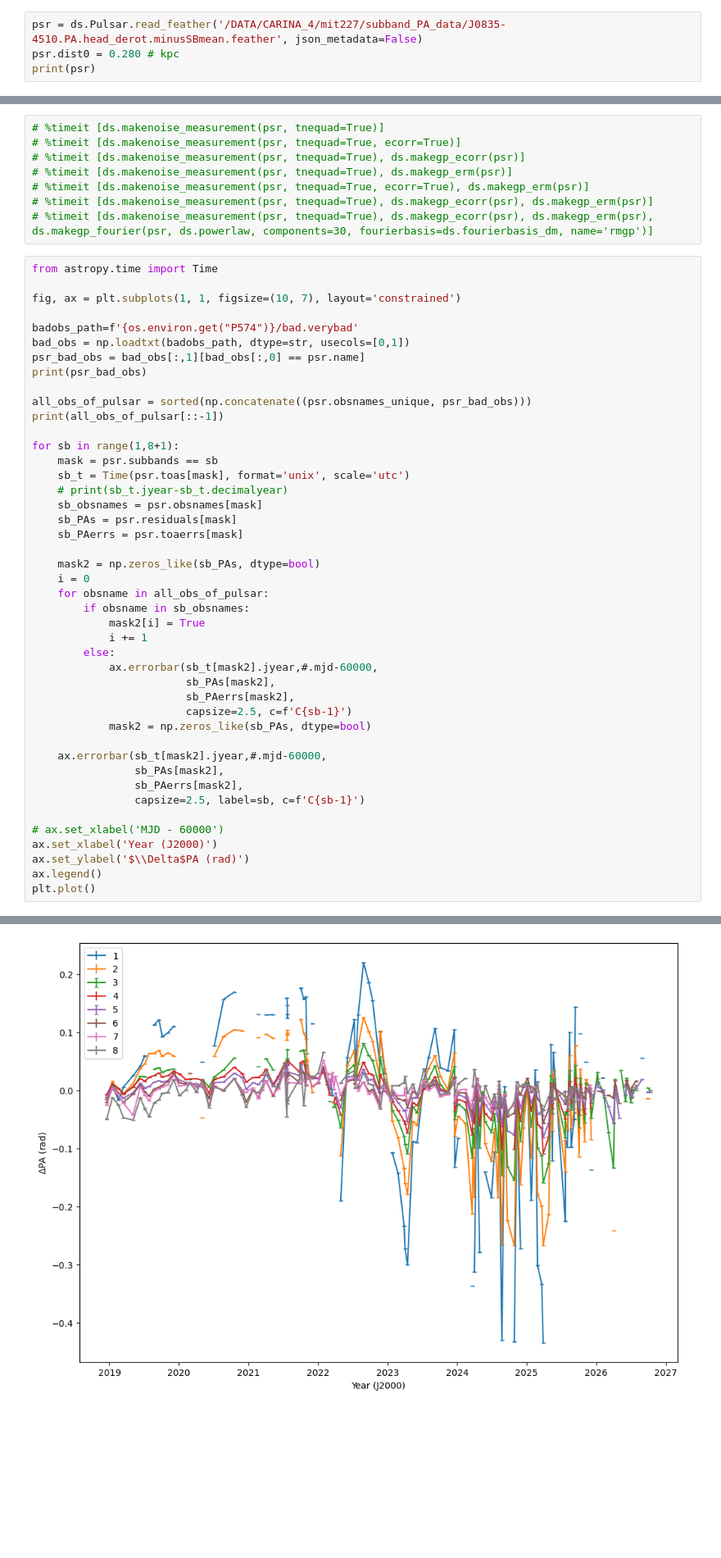
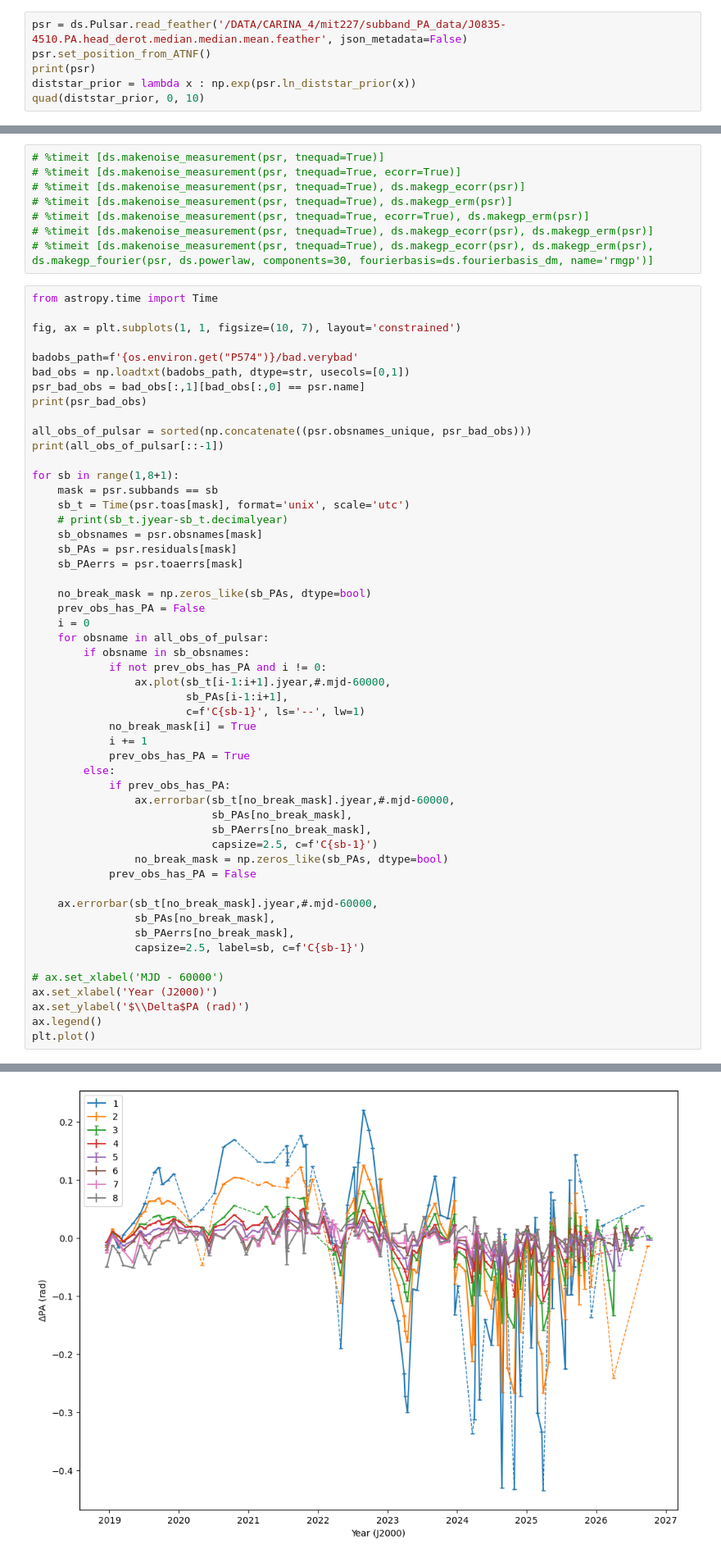
Before and after one commit to JacksonJMB/discovery-ppa, a Jupyter notebook: examples/ppa_J0835-4510.ipynb, the cells around one changed output, grey strips where cells are left out. Shown at 82% size. Cells and saved outputs as stored; diff of their text form; blank space fills up the shorter version.

```diff
--- a/examples/ppa_J0835-4510.ipynb
+++ b/examples/ppa_J0835-4510.ipynb
@@ -57,7 +58,9 @@ from discovery.params import Params, make_layout
 import numpyro
 from numpyro import infer, distributions as dist
 # %%
-psr = ds.Pulsar.read_feather('/DATA/CARINA_4/mit227/subband_PA_data/J0835-4510.PA.head_derot.minusSBmean.feather', json_metadata=False)
-psr.dist0 = 0.280 # kpc
+psr = ds.Pulsar.read_feather('/DATA/CARINA_4/mit227/subband_PA_data/J0835-4510.PA.head_derot.median.median.mean.feather', json_metadata=False)
+psr.set_position_from_ATNF()
 print(psr)
+diststar_prior = lambda x : np.exp(psr.ln_diststar_prior(x))
+quad(diststar_prior, 0, 10)
 # %% [output]
@@ -324,41 +328,49 @@ psr_bad_obs = bad_obs[:,1][bad_obs[:,0] == psr.name]
 print(psr_bad_obs)
 
 all_obs_of_pulsar = sorted(np.concatenate((psr.obsnames_unique, psr_bad_obs)))
 print(all_obs_of_pulsar[::-1])
 
 for sb in range(1,8+1):
     mask = psr.subbands == sb
     sb_t = Time(psr.toas[mask], format='unix', scale='utc')
     # print(sb_t.jyear-sb_t.decimalyear)
     sb_obsnames = psr.obsnames[mask]
     sb_PAs = psr.residuals[mask]
     sb_PAerrs = psr.toaerrs[mask]
 
-    mask2 = np.zeros_like(sb_PAs, dtype=bool)
+    no_break_mask = np.zeros_like(sb_PAs, dtype=bool)
+    prev_obs_has_PA = False
     i = 0
     for obsname in all_obs_of_pulsar:
         if obsname in sb_obsnames:
-            mask2[i] = True
+            if not prev_obs_has_PA and i != 0:
+                ax.plot(sb_t[i-1:i+1].jyear,#.mjd-60000,
+                        sb_PAs[i-1:i+1],
+                        c=f'C{sb-1}', ls='--', lw=1)
+            no_break_mask[i] = True
             i += 1
+            prev_obs_has_PA = True
         else:
-            ax.errorbar(sb_t[mask2].jyear,#.mjd-60000,
-                        sb_PAs[mask2],
-                        sb_PAerrs[mask2],
-                        capsize=2.5, c=f'C{sb-1}')
-            mask2 = np.zeros_like(sb_PAs, dtype=bool)
+            if prev_obs_has_PA:
+                ax.errorbar(sb_t[no_break_mask].jyear,#.mjd-60000,
+                            sb_PAs[no_break_mask],
+                            sb_PAerrs[no_break_mask],
+                            capsize=2.5, c=f'C{sb-1}')
+                no_break_mask = np.zeros_like(sb_PAs, dtype=bool)
+            prev_obs_has_PA = False
 
-    ax.errorbar(sb_t[mask2].jyear,#.mjd-60000,
-                sb_PAs[mask2],
-                sb_PAerrs[mask2],
+    ax.errorbar(sb_t[no_break_mask].jyear,#.mjd-60000,
+                sb_PAs[no_break_mask],
+                sb_PAerrs[no_break_mask],
                 capsize=2.5, label=sb, c=f'C{sb-1}')
 
 # ax.set_xlabel('MJD - 60000')
 ax.set_xlabel('Year (J2000)')
 ax.set_ylabel('$\\Delta$PA (rad)')
 ax.legend()
 plt.plot()
 # %% [output]
 ['uwl_260912_022236']
 ['uwl_261012_001326', 'uwl_260928_221147', 'uwl_260912_022236', 'uwl_260830_213648', 'uwl_260729_213835', 'uwl_260709_065157', 'uwl_260702_233415', 'uwl_260610_084714', 'uwl_260605_005435', 'uwl_26051 ...
 []
-[figure, old version]
+[figure, new version]
```
Also changed, not shown: parts of 28 cells of this notebook, 9 other files.
